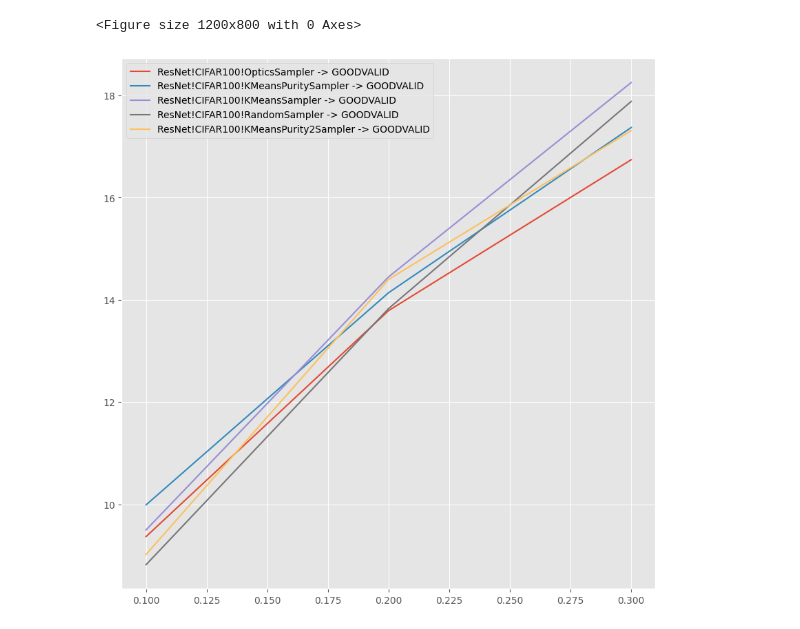
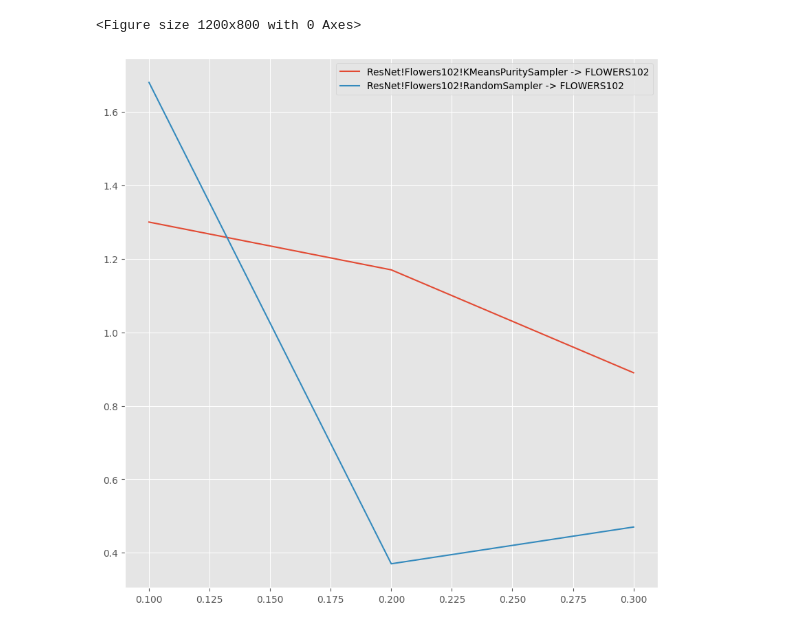
Before and after one commit to Drske/KISS, a Jupyter notebook: notebooks/results.ipynb, the cells around one changed output. Cells and saved outputs as stored; diff of their text form; code cells hidden in the pictures.

```diff
--- a/notebooks/results.ipynb
+++ b/notebooks/results.ipynb
@@ -68,24 +68,24 @@ def gather_stats(experiment_path):
 # %%
 plt.figure(figsize=(10,10))
 
 for experiment in os.listdir("../experiments"):
-    if not experiment.startswith("ResNet!CIFAR100"): continue
+    if not experiment.startswith("ResNet!Flowers102"): continue
 
     for run in os.listdir(os.path.join("../experiments", experiment)):
         path = os.path.join("../experiments", experiment, run)
-        if "GOODVALID" not in run: continue
+        # if "ID:5" not in run: continue
 
         df = gather_stats(path)
         if df is not None:
             df = df.sort_values(by='runid')
             plt.plot(df['ratio'], df['acc'], label=f"{experiment} -> {run}")
             # plt.plot(df['ratio'], df['top3'], label=f"{experiment} -> {run}", linestyle='--')
             # plt.plot(df['ratio'], df['top5'], label=f"{experiment} -> {run}", linestyle=':')
 
 plt.legend()
 plt.show()
 # %% [output]
-[figure, old version]
+[figure, new version]
 # %%
 plt.figure(figsize=(10,10))
 
```
Also changed, not shown: parts of 3 cells of this notebook, 5 other files.
